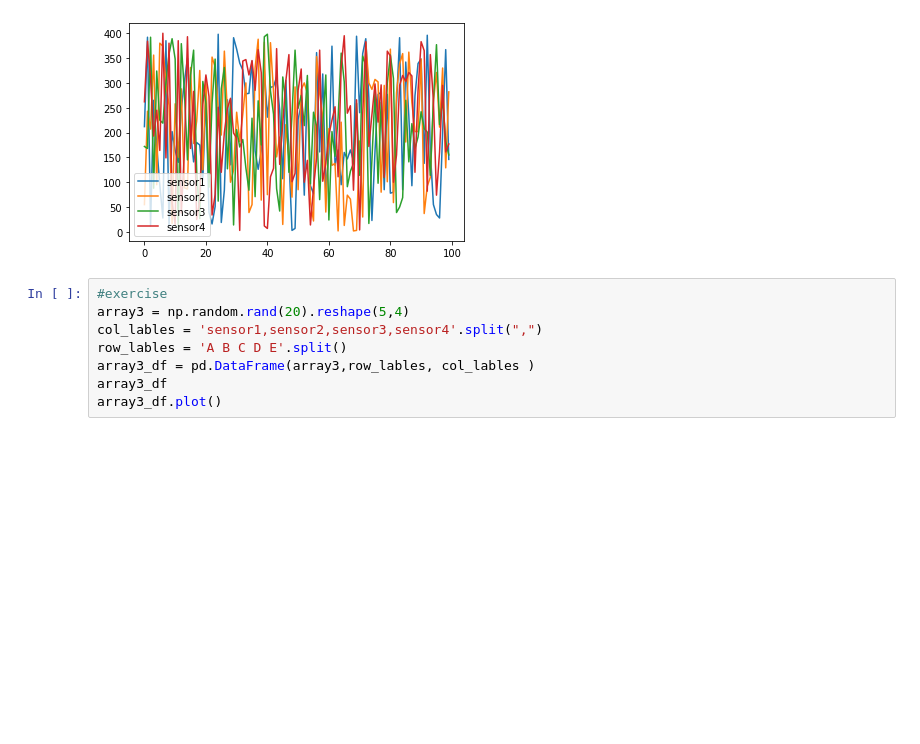
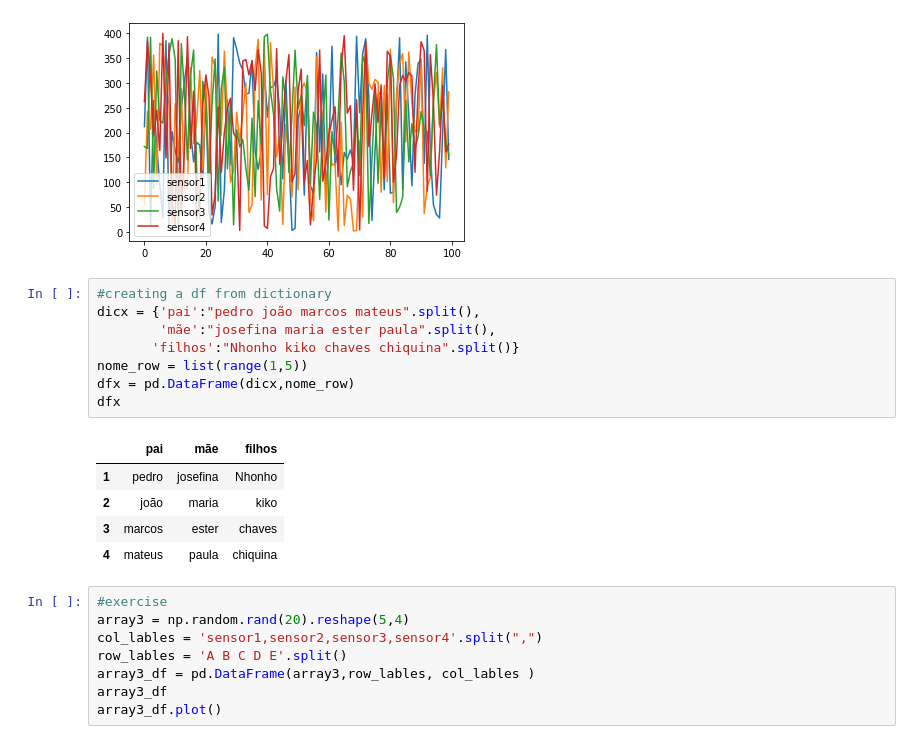
Before and after one commit to wellbg/Bibliotecas_python, a Jupyter notebook: Pandas.ipynb, the cells around one changed output. Drawn from its saved outputs; the diff is of its cells as text; blank space fills up the shorter version.

```diff
--- a/Pandas.ipynb
+++ b/Pandas.ipynb
@@ -224,6 +224,20 @@ array2_df.plot()
 100 rows × 4 columns
 <matplotlib.axes._subplots.AxesSubplot at 0x...>
 [figure]
+# %%
+#creating a df from dictionary
+dicx = {'pai':"pedro joão marcos mateus".split(),
+        'mãe':"josefina maria ester paula".split(),
+       'filhos':"Nhonho kiko chaves chiquina".split()}
+nome_row = list(range(1,5))
+dfx = pd.DataFrame(dicx,nome_row)
+dfx
+# %% [output]
+|  | pai | mãe | filhos |
+| 1 | pedro | josefina | Nhonho |
+| 2 | joão | maria | kiko |
+| 3 | marcos | ester | chaves |
+| 4 | mateus | paula | chiquina |
 # %%
 #exercise
 array3 = np.random.rand(20).reshape(5,4)
```
Also changed, not shown: parts of 9 cells of this notebook.
